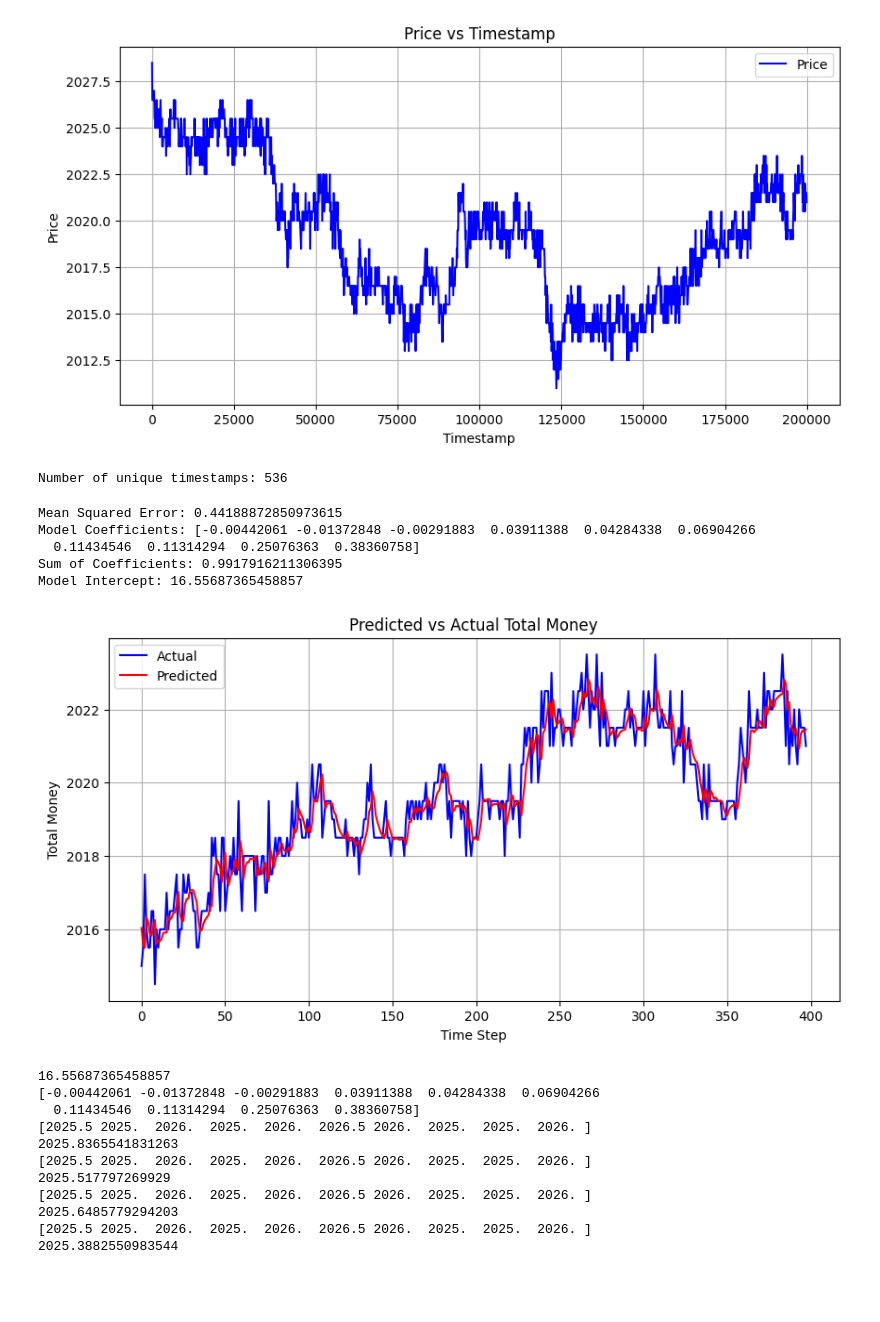
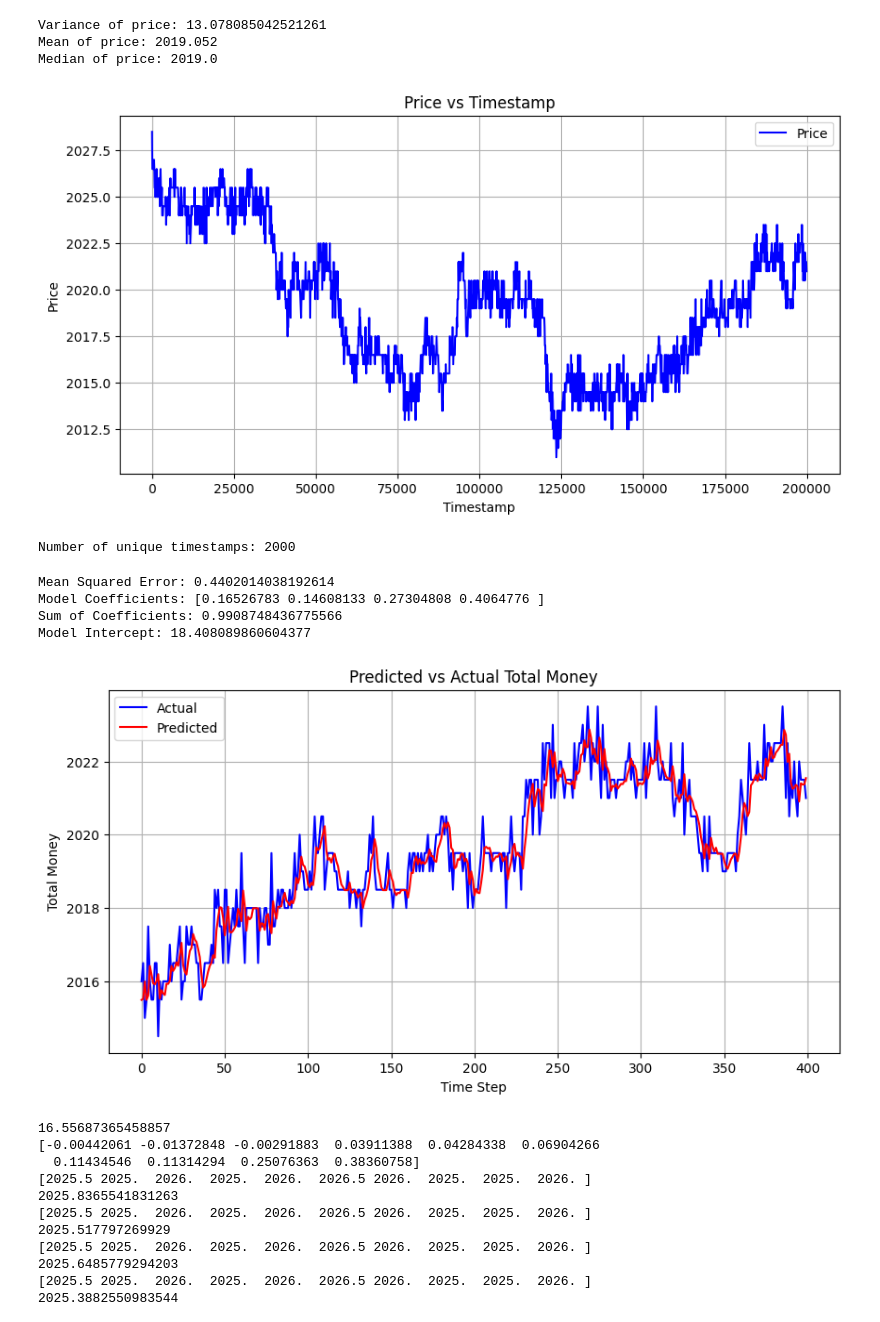
Before and after one commit to SamyakSS83/paradis-island-imckechode, a Jupyter notebook: Tutorial_round/analysis.ipynb, the cells around one changed output. Saved outputs shown, nothing was run; the diff lists cells and outputs as text; code cells hidden in the pictures; blank space fills up the shorter version.

```diff
--- a/Tutorial_round/analysis.ipynb
+++ b/Tutorial_round/analysis.ipynb
@@ -3,7 +3,15 @@ import pandas as pd
 import matplotlib.pyplot as plt
 
 # Read the CSV file
-data = pd.read_csv('new_output.csv')
+data = pd.read_csv('samyak.csv')
+var = data["price"].var()
+print("Variance of price:", var)
+
+mean = data["price"].mean()
+print("Mean of price:", mean)
+
+median = data["price"].median()
+print("Median of price:", median)
 
 # Plot price vs timestamp
 plt.figure(figsize=(10, 5))
@@ -25,12 +33,15 @@ plt.show()
 # plt.grid()
 # plt.show()
 # %% [output]
+Variance of price: 13.078085042521261
+Mean of price: 2019.052
+Median of price: 2019.0
 [figure]
 # %%
 unique_timestamps = data['timestamp'].nunique()
 print(f"Number of unique timestamps: {unique_timestamps}")
 # %% [output]
-Number of unique timestamps: 536
+Number of unique timestamps: 2000
 # %%
 import numpy as np
 from sklearn.linear_model import LinearRegression
@@ -40,7 +51,7 @@ from sklearn.metrics import mean_squared_error
 data['total_money'] = data['price']
 
 # Define the moving window size (n)
-n = 10
+n = 4
 
 # Prepare the data for the autoregressive model
 X, y = [], []
@@ -57,39 +68,38 @@ X_train, X_test = X[:split_index], X[split_index:]
 y_train, y_test = y[:split_index], y[split_index:]
 
 # Train the autoregressive model
 model = LinearRegression()
 model.fit(X_train, y_train)
 
 # Make predictions
 y_pred = model.predict(X_test)
 
 # Evaluate the model
 mse = mean_squared_error(y_test, y_pred)
 print(f"Mean Squared Error: {mse}")
 
 # Display the coefficients of the model
 print("Model Coefficients:", model.coef_)
 sum = 0
 for i in range(len(model.coef_)):
     sum += model.coef_[i]
 print("Sum of Coefficients:", sum)
 print("Model Intercept:", model.intercept_)
 # Plot the predictions vs actual values
 plt.figure(figsize=(10, 5))
 plt.plot(y_test, label='Actual', color='blue')
 plt.plot(y_pred, label='Predicted', color='red')
 plt.xlabel('Time Step')
 plt.ylabel('Total Money')
 plt.title('Predicted vs Actual Total Money')
 plt.legend()
 plt.grid()
 # %% [output]
-Mean Squared Error: 0.44188872850973615
-Model Coefficients: [-0.00442061 -0.01372848 -0.00291883  0.03911388  0.04284338  0.06904266
-  0.11434546  0.11314294  0.25076363  0.38360758]
-Sum of Coefficients: 0.9917916211306395
-Model Intercept: 16.55687365458857
+Mean Squared Error: 0.4402014038192614
+Model Coefficients: [0.16526783 0.14608133 0.27304808 0.4064776 ]
+Sum of Coefficients: 0.9908748436775566
+Model Intercept: 18.408089860604377
-[figure, old version]
+[figure, new version]
 # %%
 y_pred_manual = model.intercept_ + np.dot(X_test, model.coef_)
 # print("Manually Calculated Predictions:", y_pred_manual)
```
Also changed, not shown: parts of 2 cells of this notebook, 19 other files.
